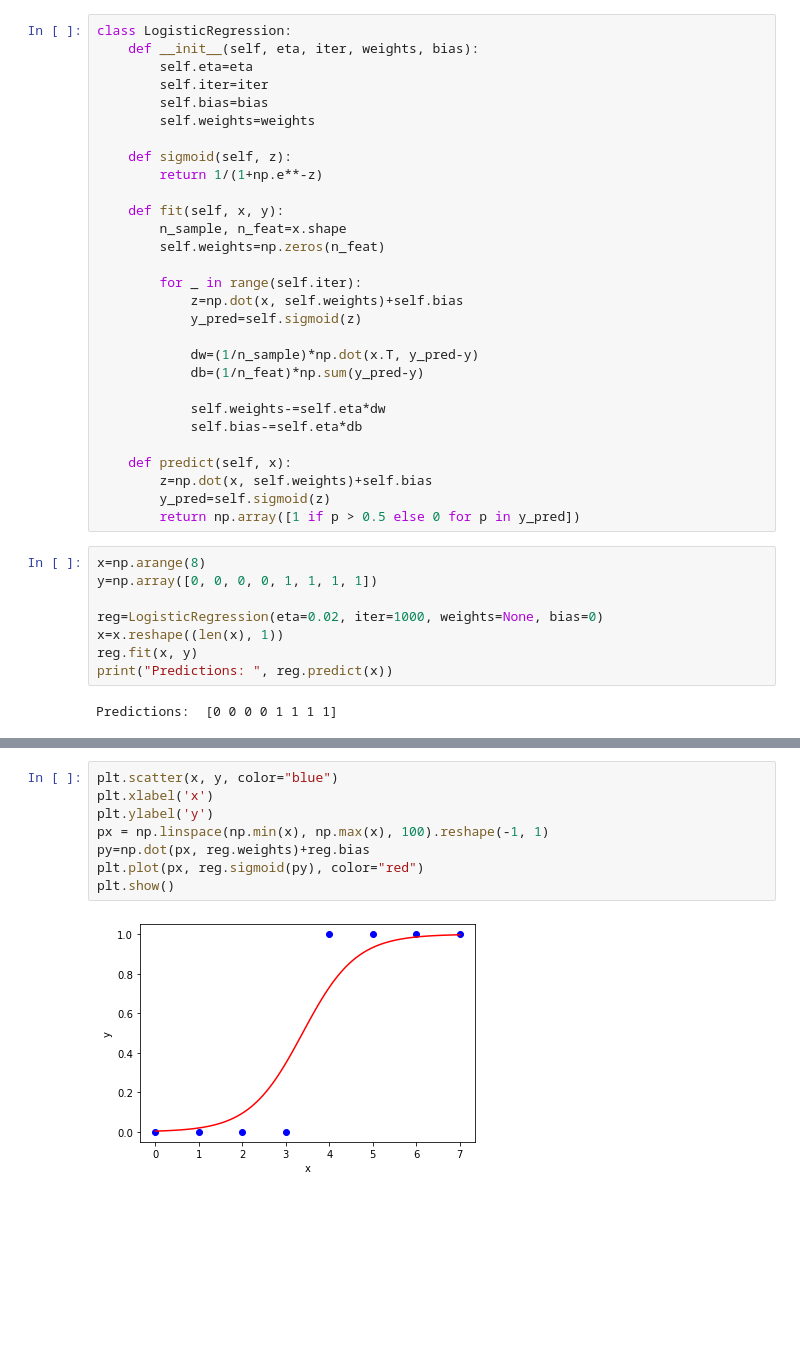
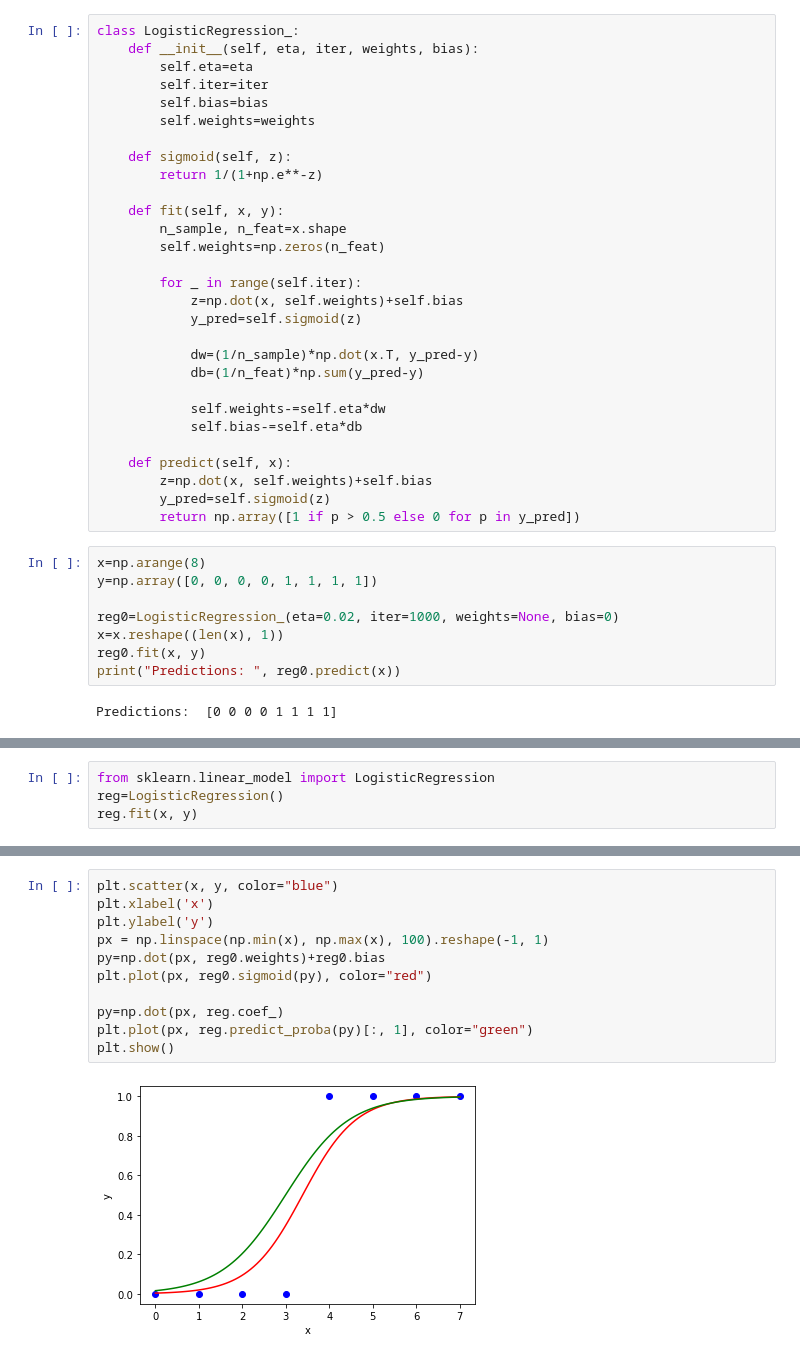
Before and after one commit to Akhilendra01/Machine-Learning-Labs, a Jupyter notebook: 3/1.ipynb, the cells around one changed output, grey strips where cells are left out. Drawn from its saved outputs; the diff is of its cells as text; blank space fills up the shorter version.

```diff
--- a/3/1.ipynb
+++ b/3/1.ipynb
@@ -61,7 +61,7 @@ plt.plot()
 # %% [markdown]
 ### Implementation of Logistic Regression
 # %%
-class LogisticRegression:
+class LogisticRegression_:
     def __init__(self, eta, iter, weights, bias):
         self.eta=eta
         self.iter=iter
@@ -93,9 +93,9 @@ class LogisticRegression:
 x=np.arange(8)
 y=np.array([0, 0, 0, 0, 1, 1, 1, 1])
 
-reg=LogisticRegression(eta=0.02, iter=1000, weights=None, bias=0)
+reg0=LogisticRegression_(eta=0.02, iter=1000, weights=None, bias=0)
 x=x.reshape((len(x), 1))
-reg.fit(x, y)
-print("Predictions: ", reg.predict(x))
+reg0.fit(x, y)
+print("Predictions: ", reg0.predict(x))
 # %% [output]
 Predictions:  [0 0 0 0 1 1 1 1]
@@ -101,0 +104,4 @@ Predictions:  [0 0 0 0 1 1 1 1]
+# %%
+from sklearn.linear_model import LogisticRegression
+reg=LogisticRegression()
+reg.fit(x, y)
@@ -102,10 +110,13 @@ Predictions:  [0 0 0 0 1 1 1 1]
 # %%
 plt.scatter(x, y, color="blue")
 plt.xlabel('x')
 plt.ylabel('y')
 px = np.linspace(np.min(x), np.max(x), 100).reshape(-1, 1)
-py=np.dot(px, reg.weights)+reg.bias
-plt.plot(px, reg.sigmoid(py), color="red")
+py=np.dot(px, reg0.weights)+reg0.bias
+plt.plot(px, reg0.sigmoid(py), color="red")
+
+py=np.dot(px, reg.coef_)
+plt.plot(px, reg.predict_proba(py)[:, 1], color="green")
 plt.show()
 # %% [output]
-[figure, old version]
+[figure, new version]
```
Also changed, not shown: parts of 2 cells of this notebook.
